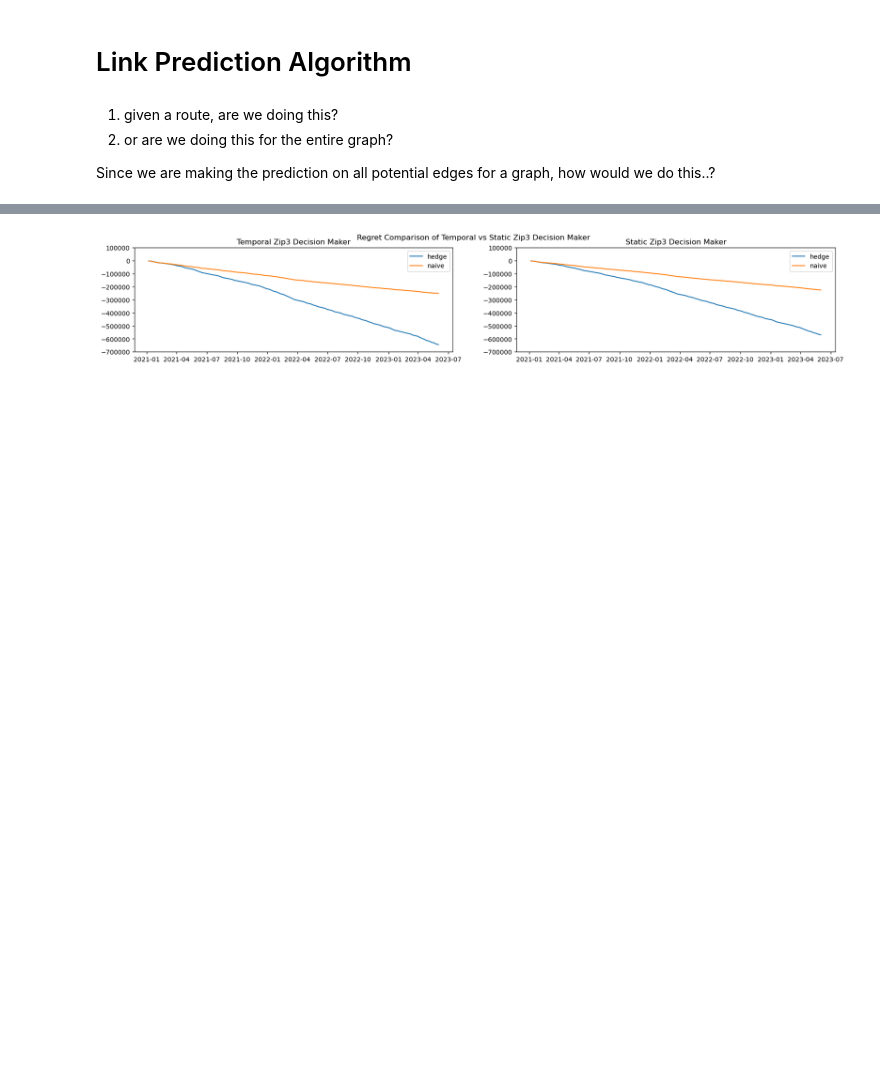
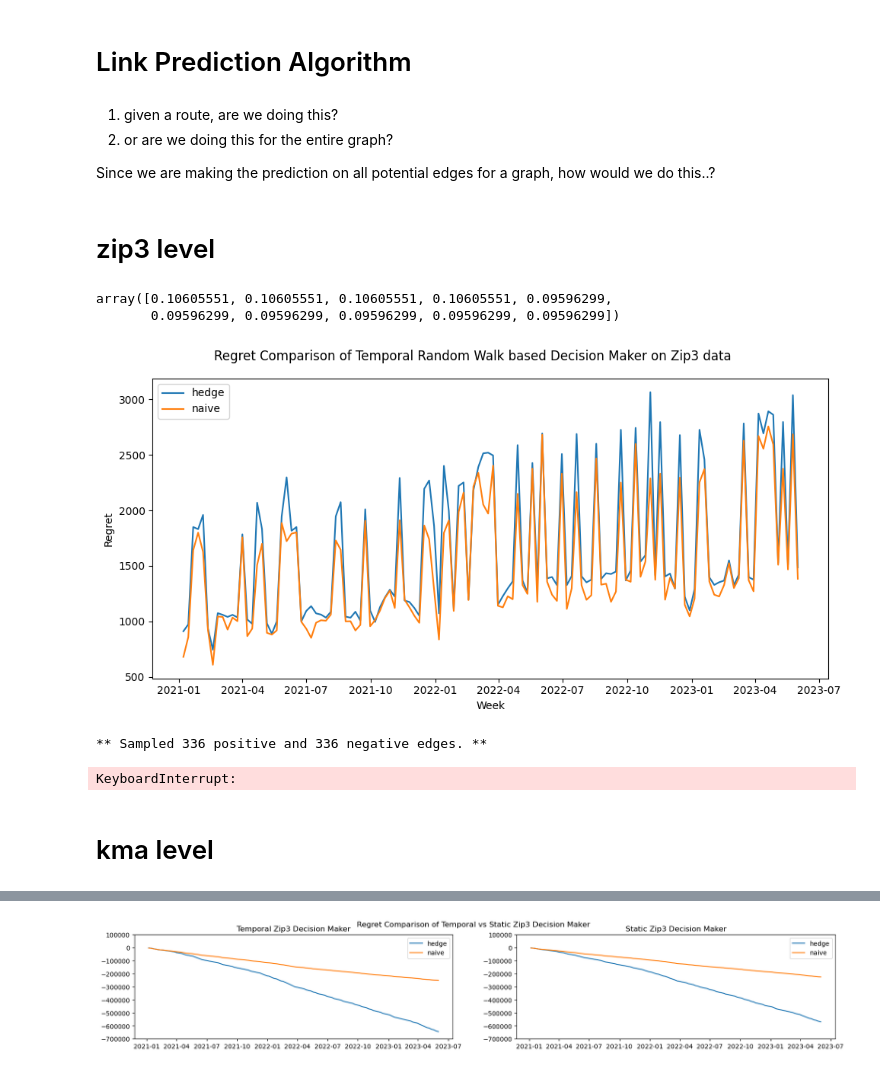
Before and after one commit to theodora-yko/Temporal-Link-Prediction, a Jupyter notebook: hedge_regret.ipynb, the cells around one changed output, grey strips where cells are left out. Saved outputs shown, nothing was run; the diff lists cells and outputs as text; code cells hidden in the pictures; blank space fills up the shorter version.

Commit message:
added two operators, trying to make it work

```diff
--- a/hedge_regret.ipynb
+++ b/hedge_regret.ipynb
@@ -307,13 +325,11 @@ weekly_zip3_graphs = cm_time.temporal_query(start_date=datetime(2021,1,1).date()
 # %% [markdown]
 # Link Prediction Algorithm
 # %%
-def operator_l2(u, v):
-    return (u - v) ** 2
+def operator_prod(u, v):
+    return u*v
 
 def operator_sub(u, v):
     return (u - v)
-
-binary_operator = operator_l2
 
 from sklearn.pipeline import Pipeline
 from sklearn.linear_model import LogisticRegressionCV
@@ -321,15 +337,29 @@ from sklearn.metrics import roc_auc_score
 from sklearn.preprocessing import StandardScaler
 
 
-def edge_to_features(link_examples, transform_node):
+
+operators = [operator_prod, operator_sub]
+operator_names = ["operator_prod", "operator_sub"]
+
+from sklearn.pipeline import Pipeline
+from sklearn.linear_model import LogisticRegressionCV
+from sklearn.metrics import roc_auc_score
+from sklearn.preprocessing import StandardScaler
+
+def all_edge_to_features(link_examples, transform_node):
+    features_per_operator = {}
+    for operator,operator_name in zip(operators, operator_names):
+        features_per_operator[operator_name] = edge_to_features_given_operator(link_examples, transform_node, operator)
+    return features_per_operator
+
+def edge_to_features_given_operator(link_examples, transform_node, operator):
     return [
-        operator_l2(transform_node(src), transform_node(dst)) for src, dst in link_examples
+        operator(transform_node(src), transform_node(dst)) for src, dst in link_examples
     ]
 
-def link_examples_to_features_sub(link_examples, transform_node):
-    return [
-        operator_sub(transform_node(src), transform_node(dst)) for src, dst in link_examples
-    ]
+def edge_to_features_given_operator_name(link_examples, transform_node, operator_name):
+    operator = operators[operator_names.index(operator_name)]
+    return edge_to_features_given_operator(link_examples, transform_node, operator)
 
 def link_prediction_classifier(max_iter=2000):
     lr_clf = LogisticRegressionCV(Cs=10, cv=10, scoring="roc_auc", max_iter=max_iter, penalty="l2") #, solver="liblinear")
@@ -594,7 +666,46 @@ class WeeklyDecisionMaker():
 2. or are we doing this for the entire graph?
 
 Since we are making the prediction on all potential edges for a graph, how would we do this..?
+# %% [markdown]
+# zip3 level
 # %%
 temporal_zip3_dm = WeeklyDecisionMaker(reward=False)
 for graph in tqdm(weekly_zip3_graphs.values()):
     temporal_zip3_dm.run_expert_simulation(graph, display_progress=True)
+# %%
+temporal_zip3_dm.weight_vectors['operator_prod'][ ('681','515')]
+# %% [output]
+array([0.10605551, 0.10605551, 0.10605551, 0.10605551, 0.09596299,
+       0.09596299, 0.09596299, 0.09596299, 0.09596299, 0.09596299])
+# %%
+fig, ax = plt.subplots(1,1, figsize= (10, 5))
+fig.suptitle("Regret Comparison of Temporal Random Walk based Decision Maker on Zip3 data")
+ax.plot(weekly_zip3_graphs.keys(), np.diff(temporal_zip3_dm.hedge_total_regret['operator_sub']),  label='hedge')
+ax.plot(weekly_zip3_graphs.keys(), np.diff(temporal_zip3_dm.naive_total_regret['operator_sub']),  label='naive')
+ax.legend()
+ax.set_xlabel("Week")
+ax.set_ylabel("Regret")
+fig.tight_layout()
+# %% [output]
+[figure, added]
+# %%
+static_zip3_dm = WeeklyDecisionMaker(reward=False)
+for graph in tqdm(weekly_zip3_graphs.values()):
+    static_zip3_dm.run_expert_simulation(graph, temporal=False, display_progress=True)
+
+fig, ax = plt.subplots(1,2, figsize= (20, 3))
+fig.suptitle("Regret Comparison of Temporal vs Static Zip3 Decision Maker")
+ax[0].plot(weekly_zip3_graphs.keys(), temporal_zip3_dm.hedge_total_regret['operator_sub'][1:], label='hedge')
+ax[0].plot(weekly_zip3_graphs.keys(), temporal_zip3_dm.naive_total_regret['operator_sub'][1:], label='naive')
+# ax[0].set_ylim(0, 100000)
+ax[0].legend()
+ax[0].set_title("Temporal Zip3 Decision Maker")
+ax[1].plot(weekly_zip3_graphs.keys(), static_zip3_dm.hedge_total_regret['operator_sub'][1:], label='hedge')
+ax[1].plot(weekly_zip3_graphs.keys(), static_zip3_dm.naive_total_regret['operator_sub'][1:], label='naive')
+# ax[1].set_ylim(-700000, 100000)
+ax[1].legend()
+ax[1].set_title("Static Zip3 Decision Maker")
+plt.show()
+# %% [output]
+** Sampled 336 positive and 336 negative edges. **
+KeyboardInterrupt:
@@ -600,0 +743,2 @@ for graph in tqdm(weekly_zip3_graphs.values()):
+# %% [markdown]
+# kma level
```
Also changed, not shown: parts of 12 cells of this notebook.
